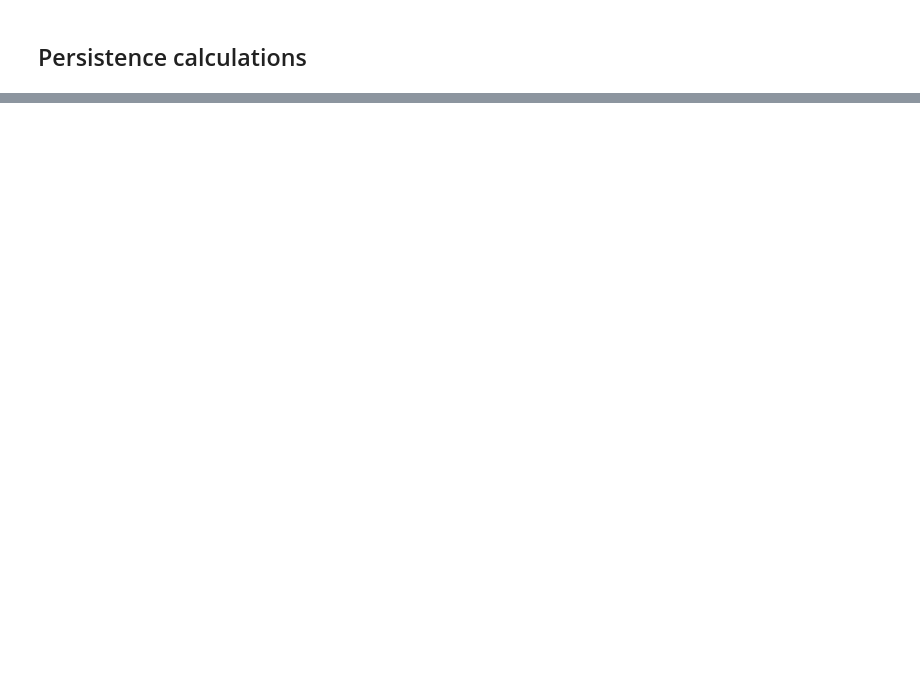
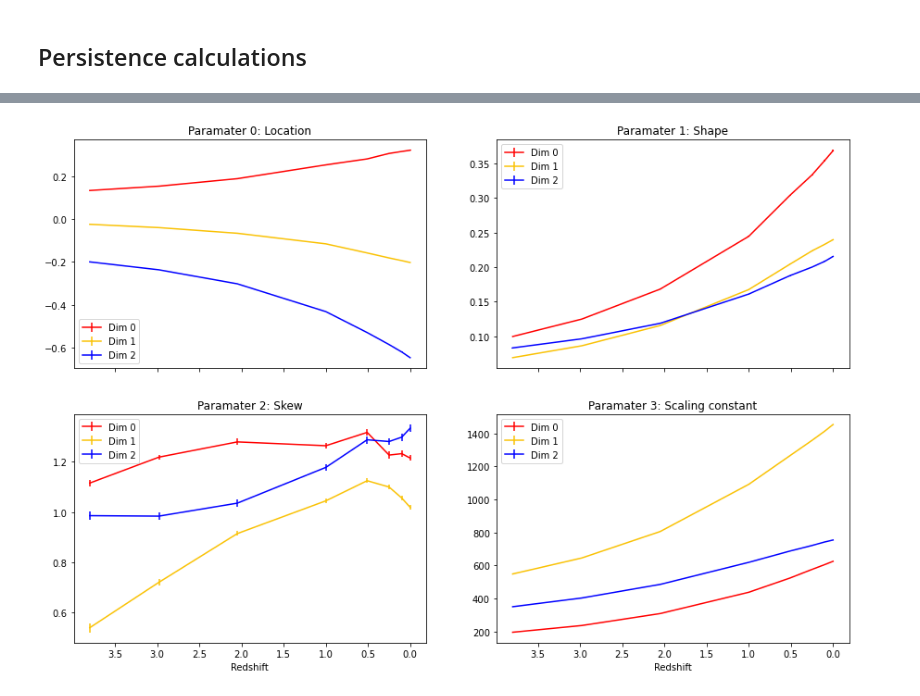
Before and after one commit to gwilding/cosmicwebpersistence, a Jupyter notebook: cosmic_web_persistence_demo.ipynb, the cells around one changed output, grey strips where cells are left out. Saved outputs shown, nothing was run; the diff lists cells and outputs as text; code cells hidden in the pictures; blank space fills up the shorter version.

```diff
--- a/cosmic_web_persistence_demo.ipynb
+++ b/cosmic_web_persistence_demo.ipynb
@@ -166,0 +189,20 @@ ax[1,1].set_xlabel('Redshift')
+# %%
+# Parameter evolution
+color_dict = {0: 'r', 1: 'xkcd:goldenrod', 2: 'b'}
+fig, ax = plt.subplots(2,2,figsize=(15,10),sharex=True)
+for p in [0,1,2,3]:
+    for dim in [0,1,2]:
+        ax.flat[p].errorbar(redshift,
+                            parameters_evolution[:,dim,p,0],
+                            yerr = parameters_evolution[:,dim,p,1],
+                            c = color_dict[dim],
+                            label='Dim %i'%dim
+                            )
+    ax.flat[p].legend()
+    ax.flat[p].set_title('Paramater %i: %s'%(p,parameter_names[p]))
+ax[0,0].invert_xaxis()
+ax[1,0].set_xlabel('Redshift');
+ax[1,1].set_xlabel('Redshift');
+# fig.savefig('Parameter_curve_evolution.png',bbox_inches='tight')
+# %% [output]
+[figure, added]
```
Also changed, not shown: parts of 17 cells of this notebook, 1 other file.
